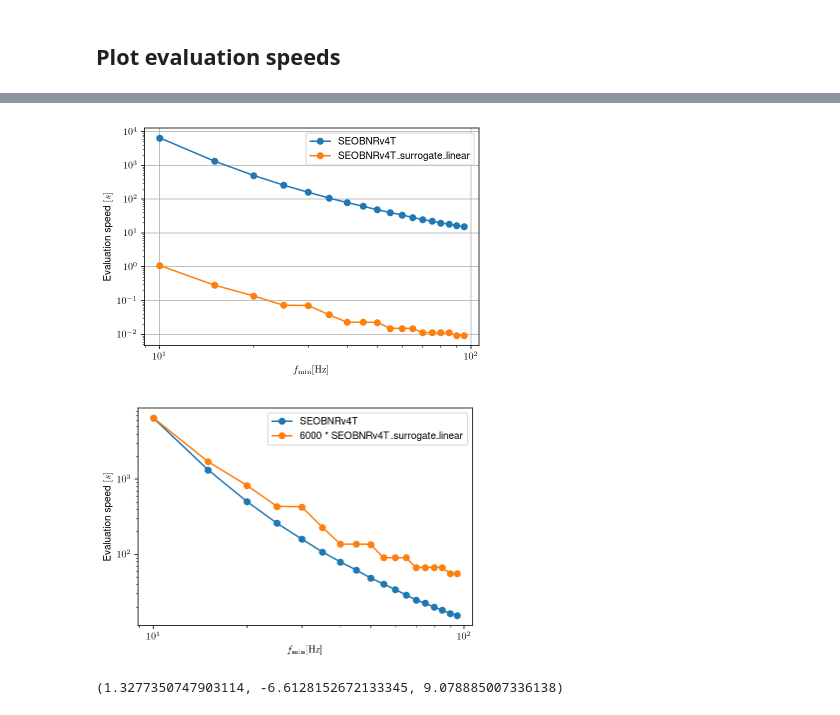
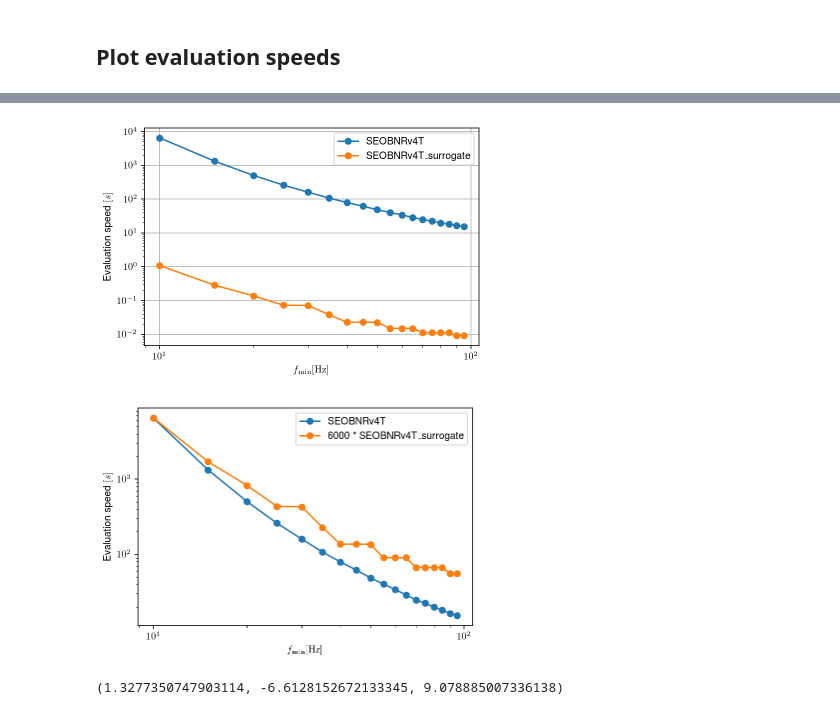
Before and after one commit to benjaminlackey/gpsurrogate, a Jupyter notebook: src/TEOB-LAL-implementation/timings/Timing_plots.ipynb, the cells around one changed output, grey strips where cells are left out. Saved outputs shown, nothing was run; the diff lists cells and outputs as text; code cells hidden in the pictures.

```diff
--- a/src/TEOB-LAL-implementation/timings/Timing_plots.ipynb
+++ b/src/TEOB-LAL-implementation/timings/Timing_plots.ipynb
@@ -58,7 +60,7 @@ t_SEOBNRv4_ROM_NRTidal = np.load('tim_SEOBNRv4_ROM_NRTidal.npy').T[2]
 t_IMRPhenomD_NRTidal = np.load('tim_IMRPhenomD_NRTidal.npy').T[2]
 # %%
 d = {'SEOBNRv4T': t_SEOBNRv4T,
-     'SEOBNRv4T\_surrogate\_linear': t_SEOBNRv4T_surrogate_linear,
+     'SEOBNRv4T\_surrogate': t_SEOBNRv4T_surrogate_linear,
      'TaylorF2': t_TF2,
      'SEOBNRv4\_ROM': t_SEOBNRv4_ROM,
      'SEOBNRv4\_ROM\_NRTidal': t_SEOBNRv4_ROM_NRTidal,
@@ -186,17 +172,17 @@ plt.savefig('Models_timings_FD.png')
 # %%
-df.plot(y=['SEOBNRv4T', 'SEOBNRv4T\_surrogate\_linear'], style='o-', legend=True, loglog=True, grid=True)
+df.plot(y=['SEOBNRv4T', 'SEOBNRv4T\_surrogate'], style='o-', legend=True, loglog=True, grid=True)
 plt.xlabel(r'$f_\mathrm{min}[\mathrm{Hz}]$')
 plt.ylabel(r'Evaluation speed $[s]$');
 # %% [output]
-[figure, old version]
+[figure, new version]
 # %%
 plt.loglog(df['SEOBNRv4T'], 'o-', label='SEOBNRv4T')
-plt.loglog(6000*df['SEOBNRv4T\_surrogate\_linear'], 'o-', label='6000 * SEOBNRv4T\_surrogate\_linear')
+plt.loglog(6000*df['SEOBNRv4T\_surrogate'], 'o-', label='6000 * SEOBNRv4T\_surrogate')
 plt.legend()
 plt.xlabel(r'$f_\mathrm{min}[\mathrm{Hz}]$')
 plt.ylabel(r'Evaluation speed $[s]$');
 # %% [output]
-[figure, old version]
+[figure, new version]
 # %%
 import statsmodels.api as sm
 
```
Also changed, not shown: parts of 24 cells of this notebook, 11 other files.
